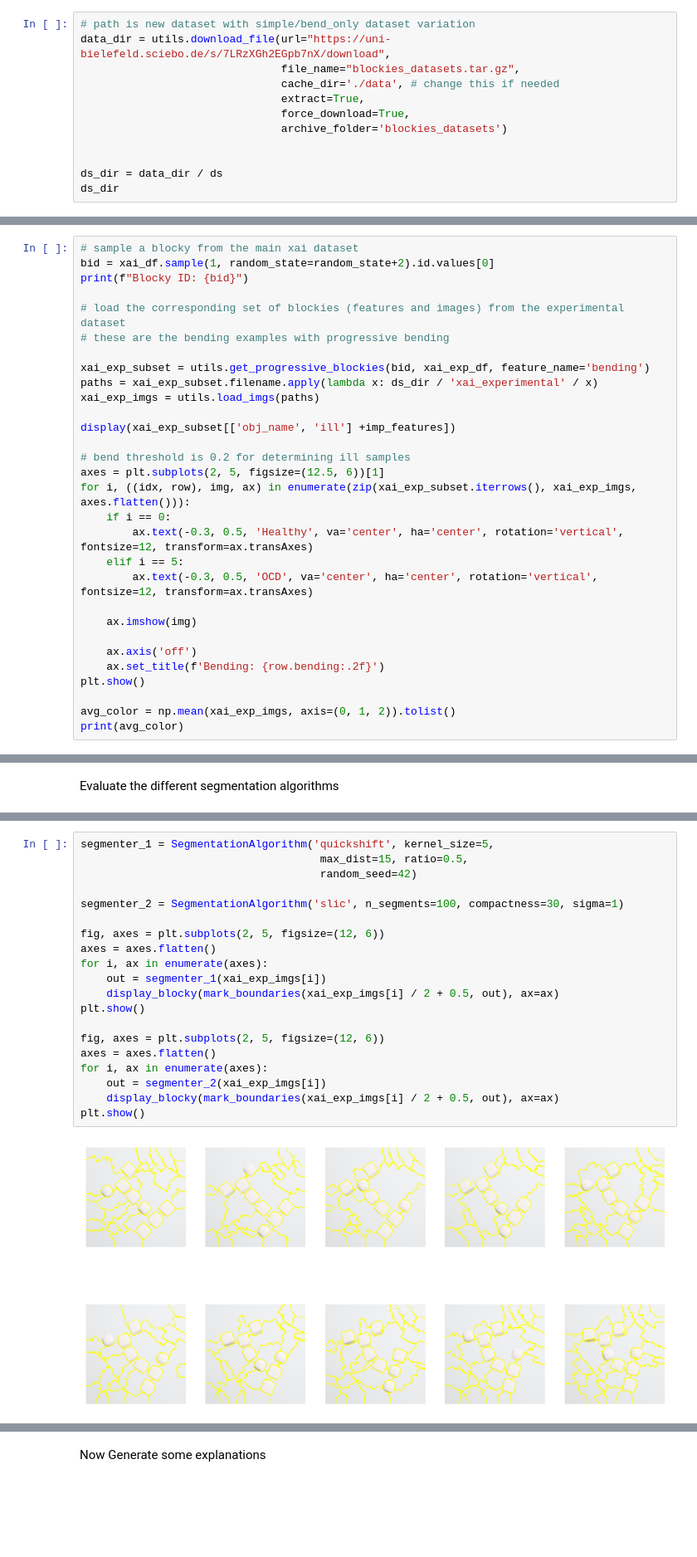
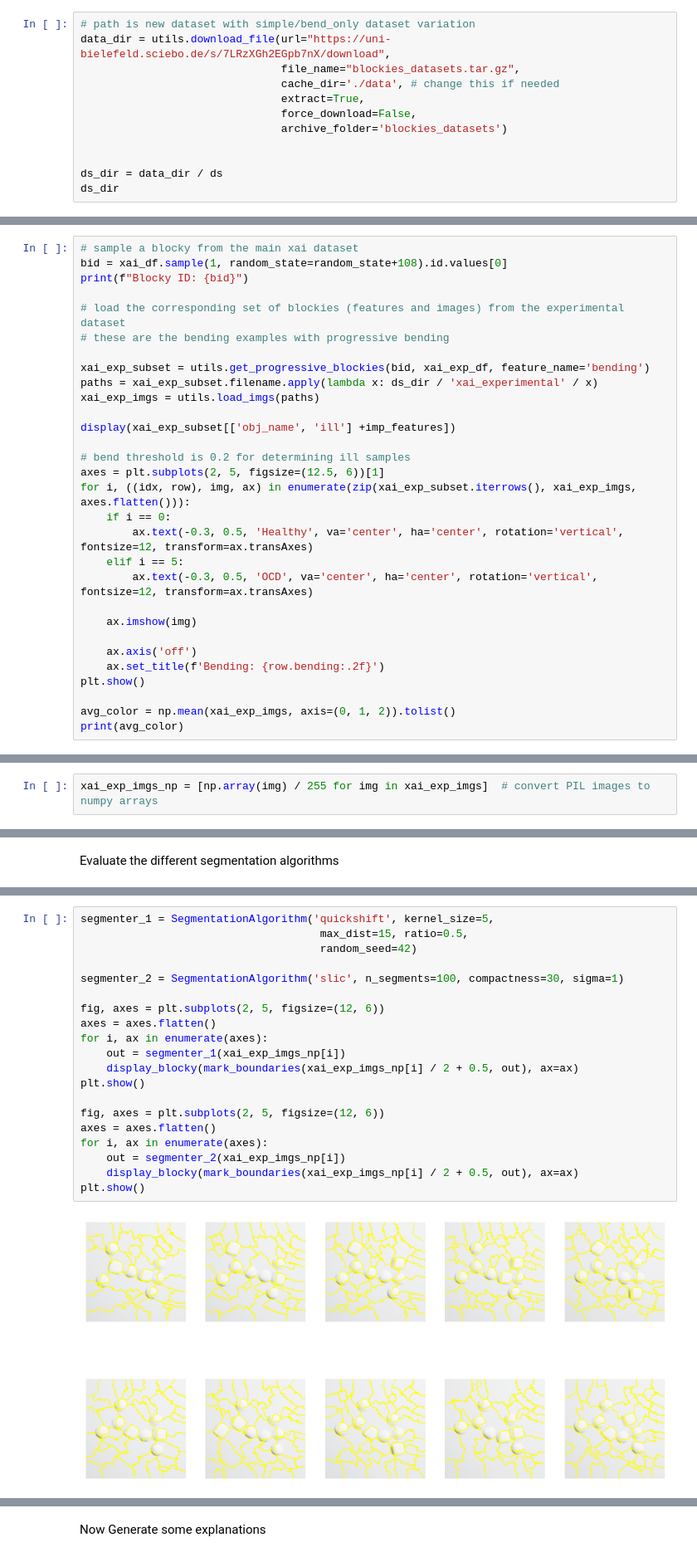
Before and after one commit to davidsjohnson/blockies-xai, a Jupyter notebook: simple_blockies_xai.ipynb, the cells around one changed output, grey strips where cells are left out. Shown at 83% size. Cells and saved outputs as stored; diff of their text form; blank space fills up the shorter version.

```diff
--- a/simple_blockies_xai.ipynb
+++ b/simple_blockies_xai.ipynb
@@ -76,7 +76,7 @@ data_dir = utils.download_file(url="https://uni-bielefeld.sciebo.de/s/7LRzXGh2EG
                                file_name="blockies_datasets.tar.gz",
                                cache_dir='./data', # change this if needed
                                extract=True,
-                               force_download=True,
+                               force_download=False,
                                archive_folder='blockies_datasets')
 
 
@@ -405,7 +405,7 @@ Here we view an example of the progression of the single bending feature for the
 The bend threshold for this example is 0.2, below that the blockies are *healthy* and above that they are *ill*
 # %%
 # sample a blocky from the main xai dataset
-bid = xai_df.sample(1, random_state=random_state+2).id.values[0]
+bid = xai_df.sample(1, random_state=random_state+108).id.values[0]
 print(f"Blocky ID: {bid}")
 
 # load the corresponding set of blockies (features and images) from the experimental dataset
@@ -466,6 +466,8 @@ def display_blocky(img, ax=None):
     ax.clear()
     ax.imshow(img)
     ax.axis('off')
+# %%
+xai_exp_imgs_np = [np.array(img) / 255 for img in xai_exp_imgs]  # convert PIL images to numpy arrays
 # %% [markdown]
 ## LIME
 # %%
@@ -480,22 +480,22 @@ xai_exp_imgs = [np.array(img) / 255 for img in xai_exp_imgs]  # convert PIL imag
 # %%
 segmenter_1 = SegmentationAlgorithm('quickshift', kernel_size=5,
                                      max_dist=15, ratio=0.5,
                                      random_seed=42)
 
 segmenter_2 = SegmentationAlgorithm('slic', n_segments=100, compactness=30, sigma=1)
 
 fig, axes = plt.subplots(2, 5, figsize=(12, 6))
 axes = axes.flatten()
 for i, ax in enumerate(axes):
-    out = segmenter_1(xai_exp_imgs[i])
-    display_blocky(mark_boundaries(xai_exp_imgs[i] / 2 + 0.5, out), ax=ax)
+    out = segmenter_1(xai_exp_imgs_np[i])
+    display_blocky(mark_boundaries(xai_exp_imgs_np[i] / 2 + 0.5, out), ax=ax)
 plt.show()
 
 fig, axes = plt.subplots(2, 5, figsize=(12, 6))
 axes = axes.flatten()
 for i, ax in enumerate(axes):
-    out = segmenter_2(xai_exp_imgs[i])
-    display_blocky(mark_boundaries(xai_exp_imgs[i] / 2 + 0.5, out), ax=ax)
+    out = segmenter_2(xai_exp_imgs_np[i])
+    display_blocky(mark_boundaries(xai_exp_imgs_np[i] / 2 + 0.5, out), ax=ax)
 plt.show()
 # %% [output]
-[figure, old version]
+[figure, new version]
```
Also changed, not shown: parts of 22 cells of this notebook.
